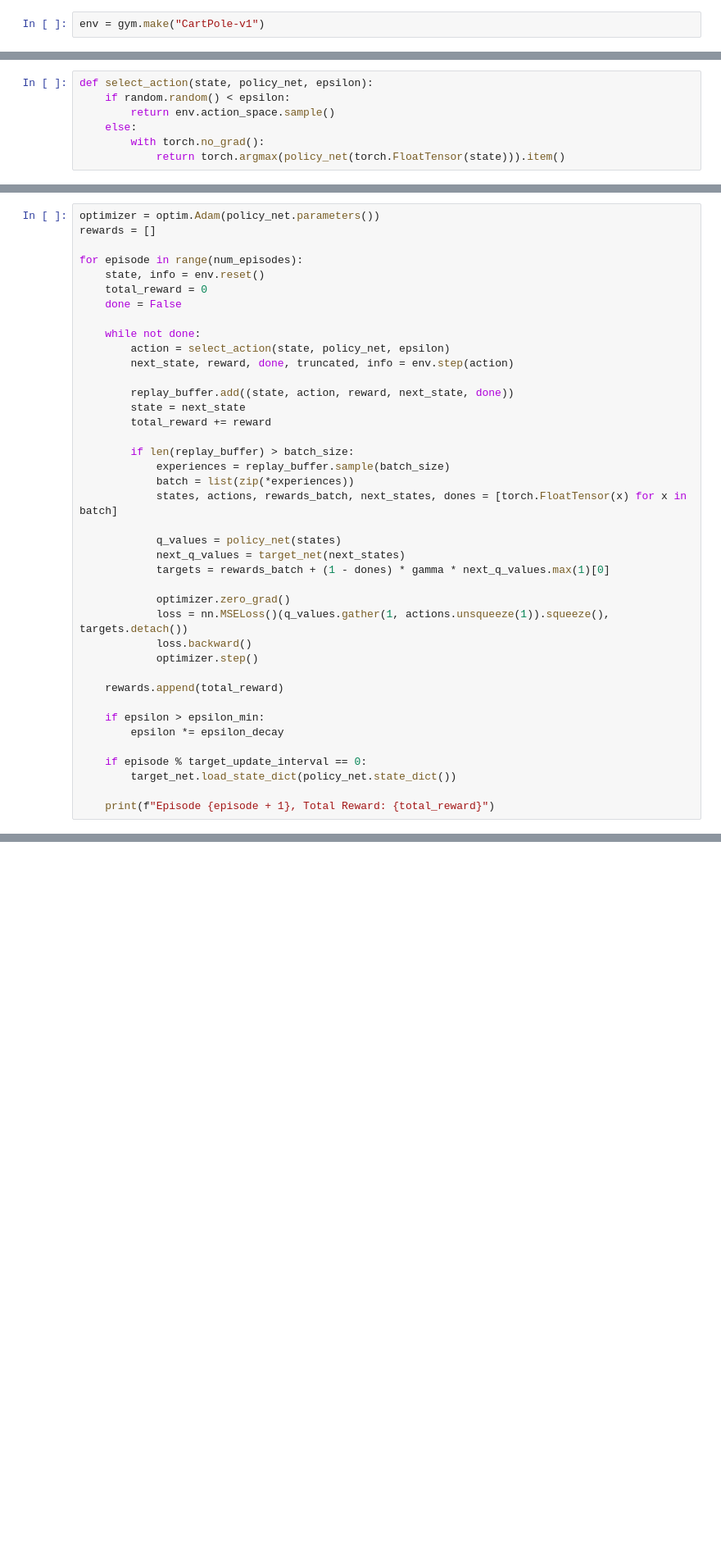
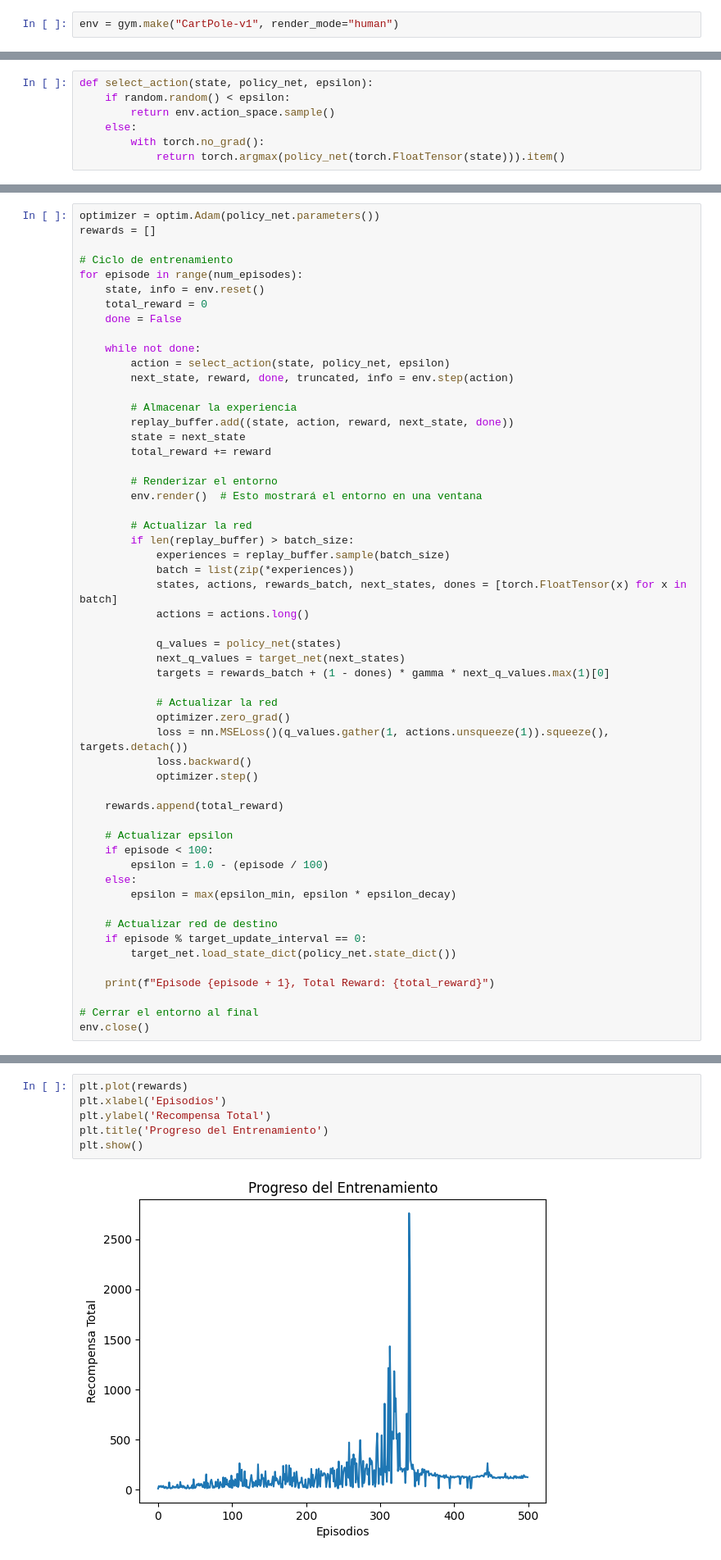
Before and after one commit to erickguerra22/Lab7_DL, a Jupyter notebook: lab7.ipynb, the cells around one changed output, grey strips where cells are left out. Shown: that part at 82% size. Saved outputs shown, nothing was run; the diff lists cells and outputs as text; blank space fills up the shorter version.

Commit message:
Renderizado de entrenamiento

```diff
--- a/lab7.ipynb
+++ b/lab7.ipynb
@@ -8,7 +8,7 @@ import random
 from collections import deque
 import matplotlib.pyplot as plt
 # %%
-env = gym.make("CartPole-v1")
+env = gym.make("CartPole-v1", render_mode="human")
 # %%
 class QNetwork(nn.Module):
     def __init__(self, input_dim, output_dim):
@@ -61,6 +61,7 @@ replay_buffer = ReplayBuffer(max_size=10000)
 optimizer = optim.Adam(policy_net.parameters())
 rewards = []
 
+# Ciclo de entrenamiento
 for episode in range(num_episodes):
     state, info = env.reset()
     total_reward = 0
@@ -70,19 +71,26 @@ for episode in range(num_episodes):
         action = select_action(state, policy_net, epsilon)
         next_state, reward, done, truncated, info = env.step(action)
 
+        # Almacenar la experiencia
         replay_buffer.add((state, action, reward, next_state, done))
         state = next_state
         total_reward += reward
 
+        # Renderizar el entorno
+        env.render()  # Esto mostrará el entorno en una ventana
+
+        # Actualizar la red
         if len(replay_buffer) > batch_size:
             experiences = replay_buffer.sample(batch_size)
             batch = list(zip(*experiences))
             states, actions, rewards_batch, next_states, dones = [torch.FloatTensor(x) for x in batch]
+            actions = actions.long()
 
             q_values = policy_net(states)
             next_q_values = target_net(next_states)
             targets = rewards_batch + (1 - dones) * gamma * next_q_values.max(1)[0]
 
+            # Actualizar la red
             optimizer.zero_grad()
             loss = nn.MSELoss()(q_values.gather(1, actions.unsqueeze(1)).squeeze(), targets.detach())
             loss.backward()
@@ -90,11 +98,18 @@ for episode in range(num_episodes):
 
     rewards.append(total_reward)
 
-    if epsilon > epsilon_min:
-        epsilon *= epsilon_decay
+    # Actualizar epsilon
+    if episode < 100:
+        epsilon = 1.0 - (episode / 100)
+    else:
+        epsilon = max(epsilon_min, epsilon * epsilon_decay)
 
+    # Actualizar red de destino
     if episode % target_update_interval == 0:
         target_net.load_state_dict(policy_net.state_dict())
 
     print(f"Episode {episode + 1}, Total Reward: {total_reward}")
+
+# Cerrar el entorno al final
+env.close()
 # %% [output]
@@ -101,0 +135,8 @@ RuntimeError: gather(): Expected dtype int64 for index
+# %%
+plt.plot(rewards)
+plt.xlabel('Episodios')
+plt.ylabel('Recompensa Total')
+plt.title('Progreso del Entrenamiento')
+plt.show()
+# %% [output]
+[figure, added]
```
Also changed, not shown: parts of 2 cells of this notebook.
